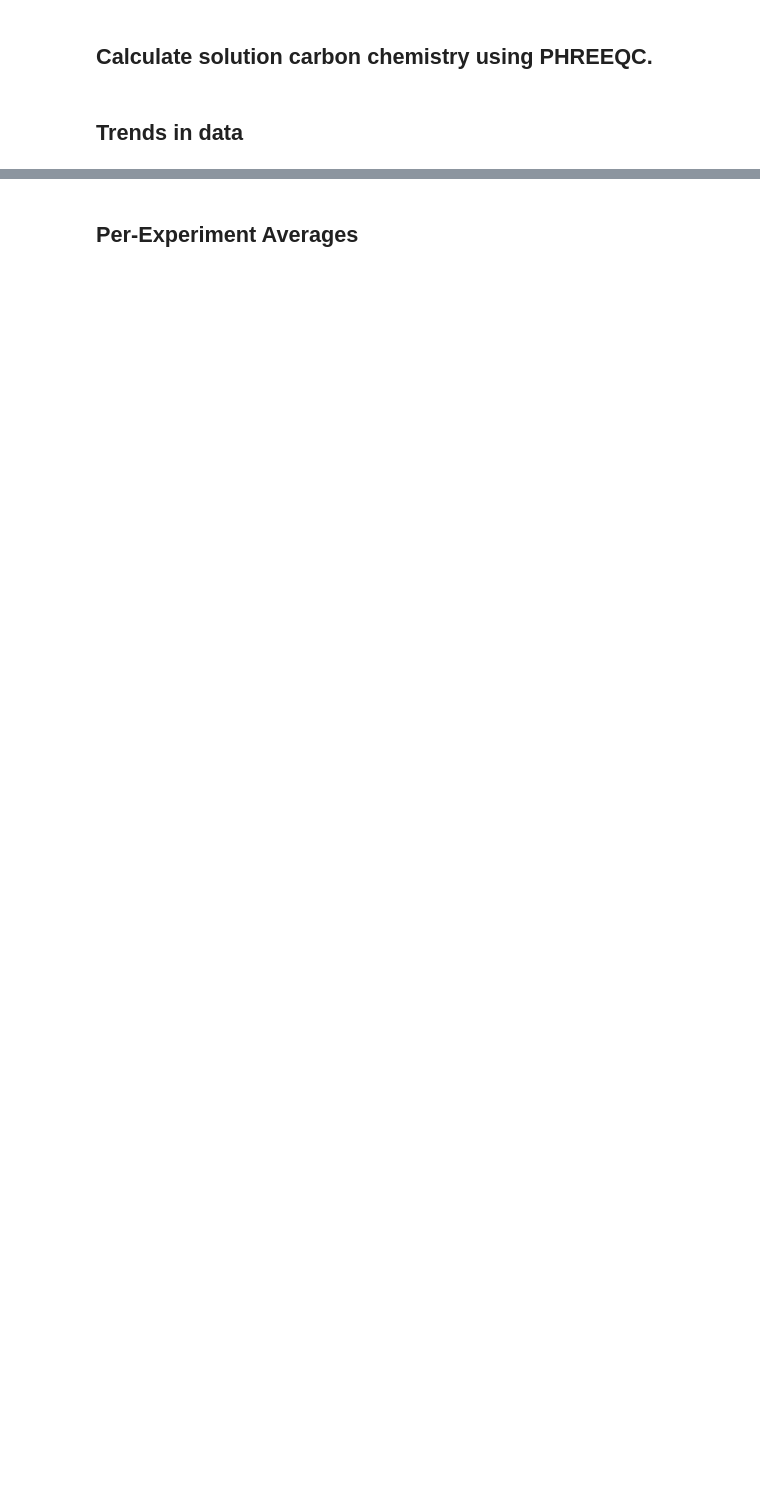
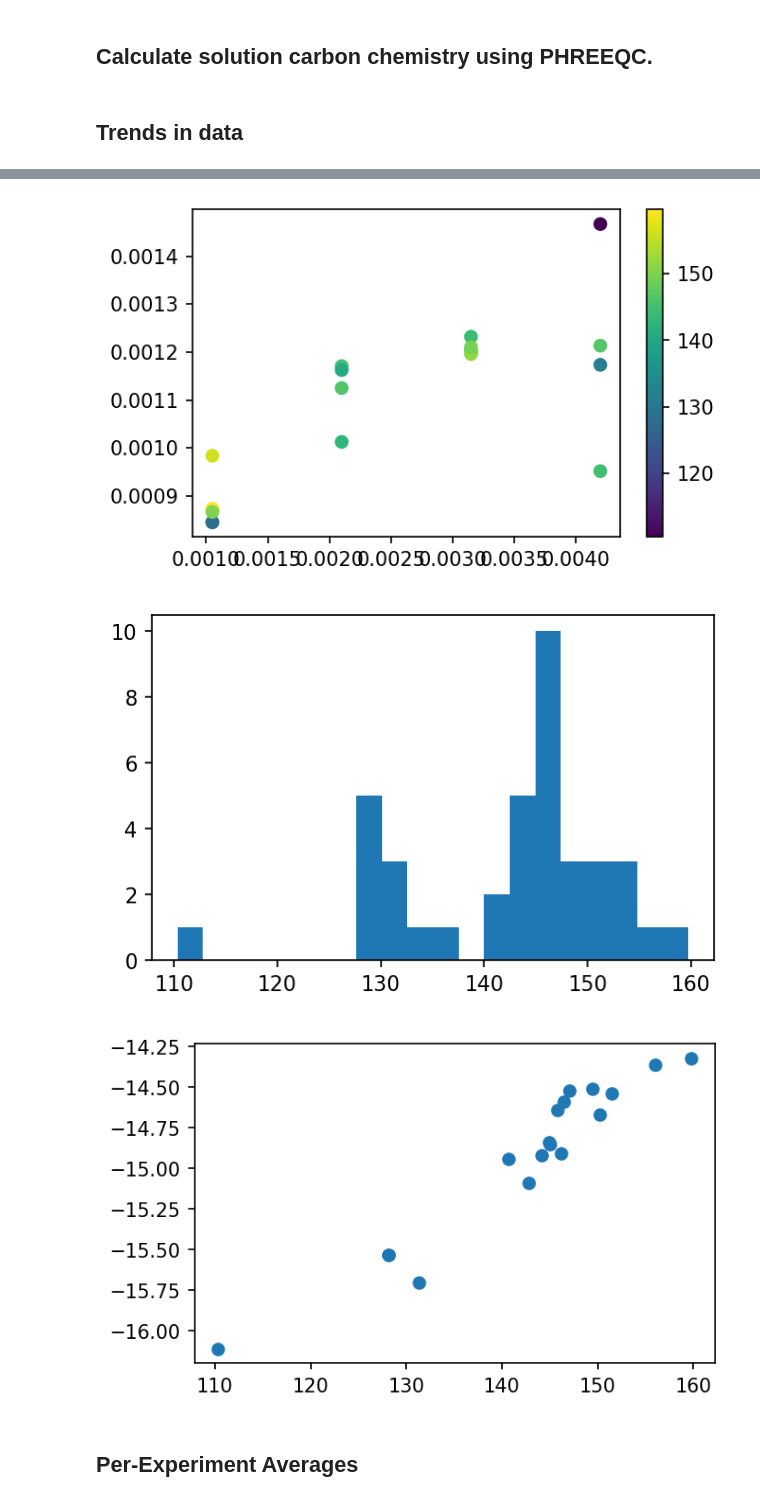
Before and after one commit to oscarbranson/supplementary, a Jupyter notebook: supplements/inorg_Li/01_DataCompilation.ipynb, the cells around one changed output, grey strips where cells are left out. Cells and saved outputs as stored; diff of their text form; code cells hidden in the pictures; blank space fills up the shorter version.

```diff
--- a/supplements/inorg_Li/01_DataCompilation.ipynb
+++ b/supplements/inorg_Li/01_DataCompilation.ipynb
@@ -609,2 +543,23 @@ fig.tight_layout()
 
 df = df.loc[df.loc[:, y_iso] < 0]
+# %%
+# what's happening in the high DIC treatment?
+
+sub = df.loc[df.labels.Experiment.str.contains('DIC') | df.labels.Experiment.str.contains('Control1')]
+
+plt.scatter(sub[('pitzer', 'C(mol/kgw)')], unp.nominal_values(sub[('OG', 'DLi')]), c=sub[('isotopes', 'd13C_PDB')])
+plt.colorbar()
+
+plt.figure()
+plt.hist(df[('isotopes', 'd13C_PDB')], 20)
+
+plt.figure()
+plt.scatter(sub.isotopes.d13C_PDB, sub.isotopes.d18O_PDB)
+
+# the high DLi point has anomalously low d13C & d18O... remove?
+
+df.drop('6.4', inplace=True)
+# %% [output]
+[figure, added]
+[figure, added]
+[figure, added]
```
Also changed, not shown: parts of 19 cells of this notebook, 8 other files.
